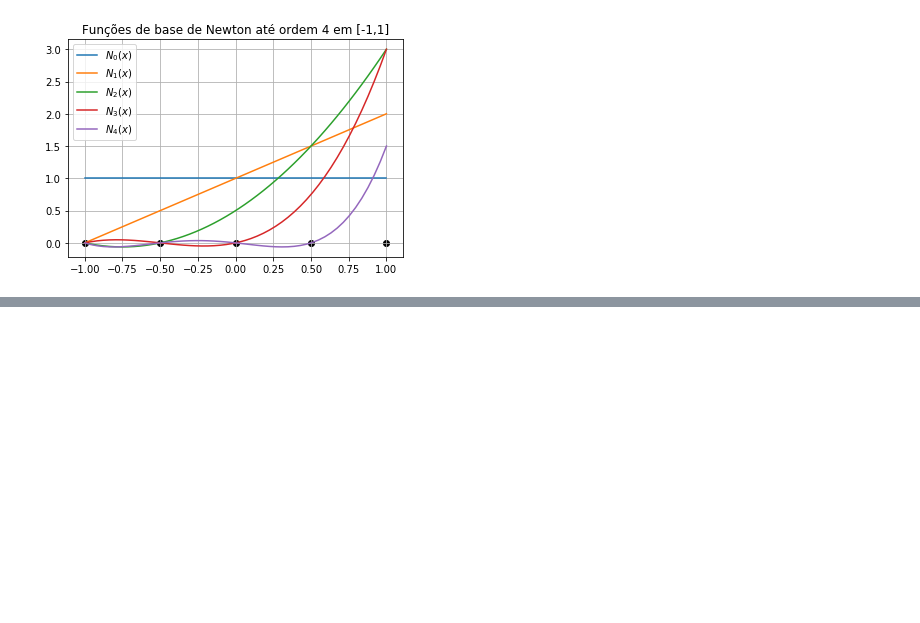
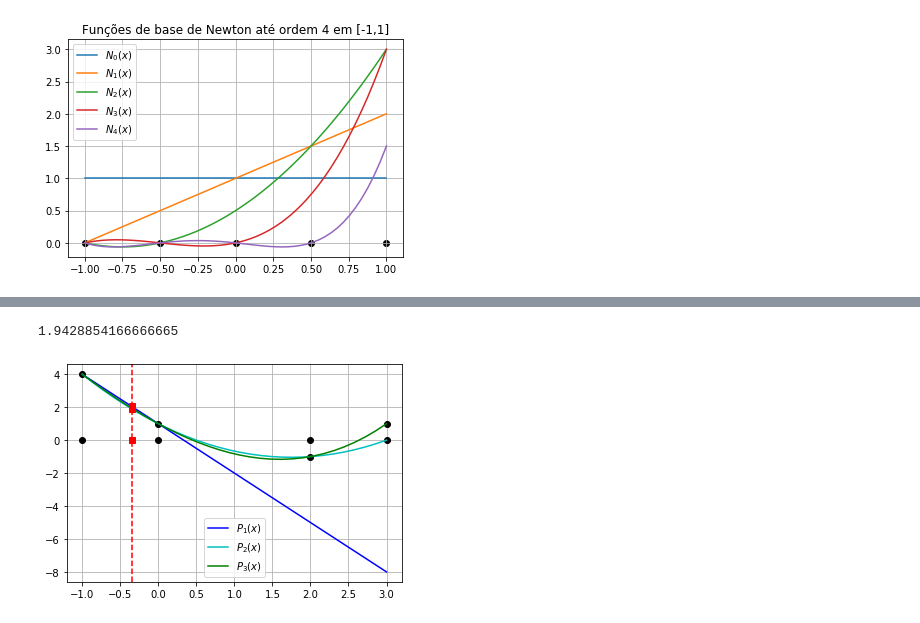
Before and after one commit to gcpeixoto/LVMN, a Jupyter notebook: aula-15-interpolacao-newton.ipynb, the cells around one changed output, grey strips where cells are left out. Cells and saved outputs as stored; diff of their text form; code cells hidden in the pictures; blank space fills up the shorter version.

```diff
--- a/aula-15-interpolacao-newton.ipynb
+++ b/aula-15-interpolacao-newton.ipynb
@@ -95,0 +269,30 @@ plt.title('Funções de base de Newton até ordem ' + str(n-1) + ' em ['+str(x0)
+# %%
+P3(-0.35)
+# %% [output]
+1.9428854166666665
+# %%
+# ponto interpolado
+YP = [P1(xp),P2(xp),P3(xp)]
+
+# plotagem
+# nós
+plt.plot([x0,x1,x2,x3],[0,0,0,0],'ok')
+
+# valores nodais
+plt.plot([x0,x1,x2,x3],[y0,y1,y2,y3],'ok')
+
+# interpoladores
+x = np.linspace(x0,x3,30,endpoint=True)
+plt.plot(x,P1(x),'b',label='$P_1(x)$')
+plt.plot(x,P2(x),'c',label='$P_2(x)$')
+plt.plot(x,P3(x),'g',label='$P_3(x)$')
+
+# ponto interpolado
+plt.plot(xp,0,'sr')
+plt.plot([xp,xp,xp],YP,'sr')
+plt.axvline(xp,0,max(YP),c='r',ls='dashed')
+
+plt.grid()
+plt.legend(loc='best');
+# %% [output]
+[figure, added]
```
Also changed, not shown: parts of 10 cells of this notebook, 9 other files.
